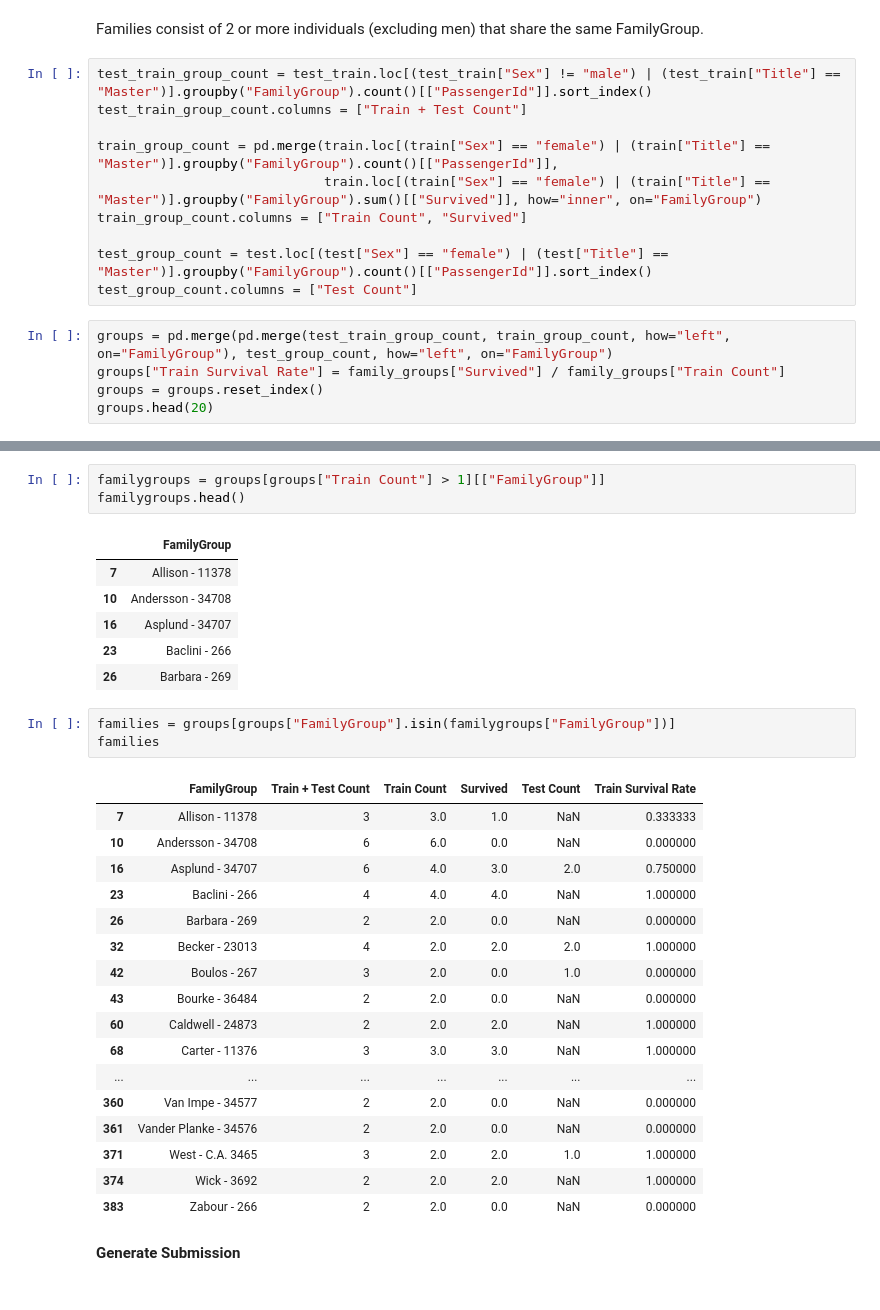
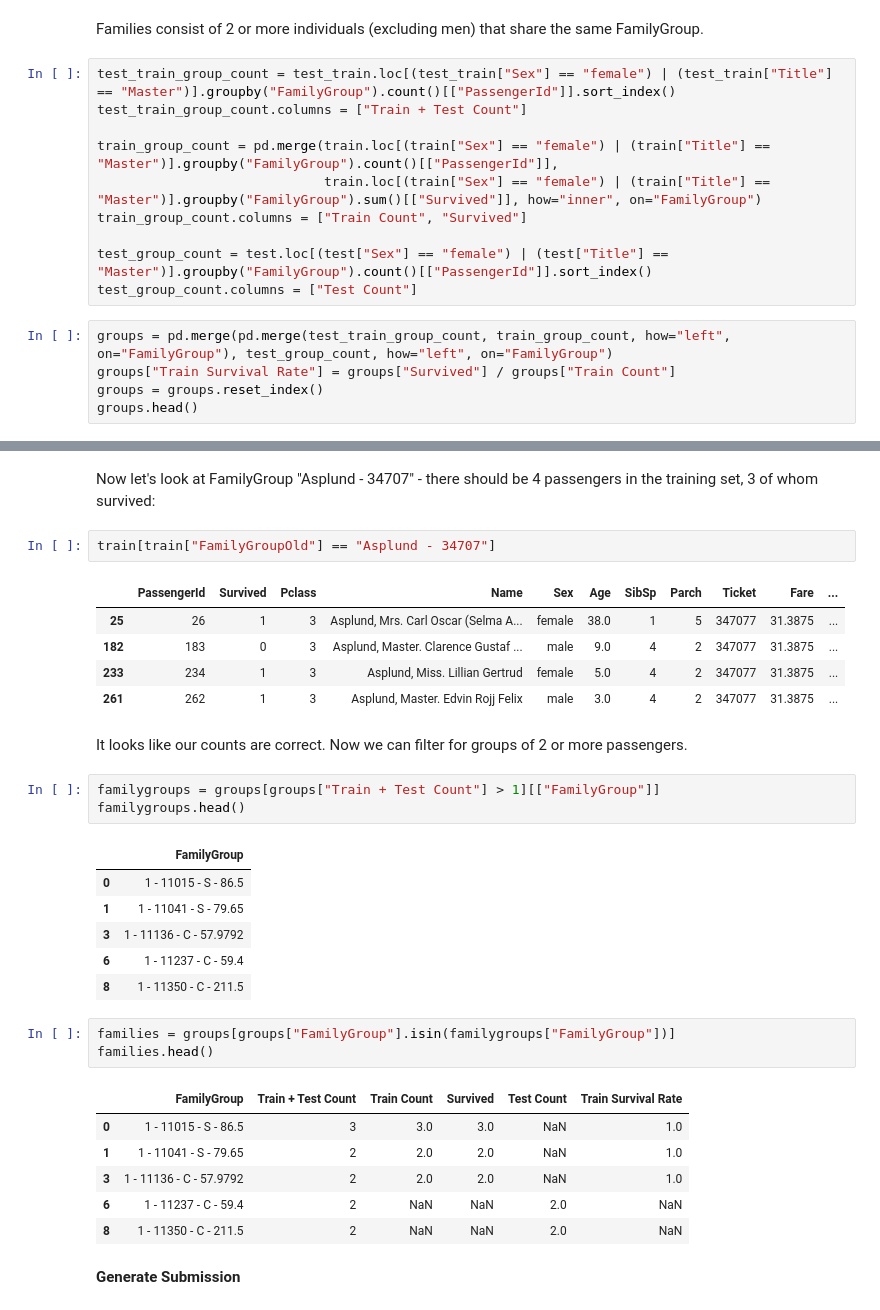
Before and after one commit to amypeniston/data-science-toolbox, a Jupyter notebook: kaggle_competitions/titanic/8_Groups.ipynb, the cells around one changed output, grey strips where cells are left out. Drawn from its saved outputs; the diff is of its cells as text.

```diff
--- a/kaggle_competitions/titanic/8_Groups.ipynb
+++ b/kaggle_competitions/titanic/8_Groups.ipynb
@@ -167,7 +173,7 @@ plt.show()
 # %% [markdown]
 Families consist of 2 or more individuals (excluding men) that share the same FamilyGroup.
 # %%
-test_train_group_count = test_train.loc[(test_train["Sex"] != "male") | (test_train["Title"] == "Master")].groupby("FamilyGroup").count()[["PassengerId"]].sort_index()
+test_train_group_count = test_train.loc[(test_train["Sex"] == "female") | (test_train["Title"] == "Master")].groupby("FamilyGroup").count()[["PassengerId"]].sort_index()
 test_train_group_count.columns = ["Train + Test Count"]
 
 train_group_count = pd.merge(train.loc[(train["Sex"] == "female") | (train["Title"] == "Master")].groupby("FamilyGroup").count()[["PassengerId"]],
@@ -178,8 +184,8 @@ test_group_count = test.loc[(test["Sex"] == "female") | (test["Title"] == "Maste
 test_group_count.columns = ["Test Count"]
 # %%
 groups = pd.merge(pd.merge(test_train_group_count, train_group_count, how="left", on="FamilyGroup"), test_group_count, how="left", on="FamilyGroup")
-groups["Train Survival Rate"] = family_groups["Survived"] / family_groups["Train Count"]
+groups["Train Survival Rate"] = groups["Survived"] / groups["Train Count"]
 groups = groups.reset_index()
-groups.head(20)
+groups.head()
 # %% [output]
 |  | FamilyGroup | Train + Test Count | Train Count | Survived | Test Count | Train Survival Rate |
@@ -209,33 +234,34 @@ train[train["FamilyGroup"] == "Allison - 11378"]
+# %% [markdown]
+Now let's look at FamilyGroup "Asplund - 34707" - there should be 4 passengers in the training set, 3 of whom survived:
+# %%
+train[train["FamilyGroupOld"] == "Asplund - 34707"]
+# %% [output]
+|  | PassengerId | Survived | Pclass | Name | Sex | Age | SibSp | Parch | Ticket | Fare | ... |
+| 25 | 26 | 1 | 3 | Asplund, Mrs. Carl Oscar (Selma A... | female | 38.0 | 1 | 5 | 347077 | 31.3875 | ... |
+| 182 | 183 | 0 | 3 | Asplund, Master. Clarence Gustaf ... | male | 9.0 | 4 | 2 | 347077 | 31.3875 | ... |
+| 233 | 234 | 1 | 3 | Asplund, Miss. Lillian Gertrud | female | 5.0 | 4 | 2 | 347077 | 31.3875 | ... |
+| 261 | 262 | 1 | 3 | Asplund, Master. Edvin Rojj Felix | male | 3.0 | 4 | 2 | 347077 | 31.3875 | ... |
+# %% [markdown]
+It looks like our counts are correct. Now we can filter for groups of 2 or more passengers.
 # %%
-familygroups = groups[groups["Train Count"] > 1][["FamilyGroup"]]
+familygroups = groups[groups["Train + Test Count"] > 1][["FamilyGroup"]]
 familygroups.head()
 # %% [output]
 |  | FamilyGroup |
-| 7 | Allison - 11378 |
-| 10 | Andersson - 34708 |
-| 16 | Asplund - 34707 |
-| 23 | Baclini - 266 |
-| 26 | Barbara - 269 |
+| 0 | 1 - 11015 - S - 86.5 |
+| 1 | 1 - 11041 - S - 79.65 |
+| 3 | 1 - 11136 - C - 57.9792 |
+| 6 | 1 - 11237 - C - 59.4 |
+| 8 | 1 - 11350 - C - 211.5 |
 # %%
 families = groups[groups["FamilyGroup"].isin(familygroups["FamilyGroup"])]
-families
+families.head()
 # %% [output]
 |  | FamilyGroup | Train + Test Count | Train Count | Survived | Test Count | Train Survival Rate |
-| 7 | Allison - 11378 | 3 | 3.0 | 1.0 | NaN | 0.333333 |
-| 10 | Andersson - 34708 | 6 | 6.0 | 0.0 | NaN | 0.000000 |
-| 16 | Asplund - 34707 | 6 | 4.0 | 3.0 | 2.0 | 0.750000 |
-| 23 | Baclini - 266 | 4 | 4.0 | 4.0 | NaN | 1.000000 |
-| 26 | Barbara - 269 | 2 | 2.0 | 0.0 | NaN | 0.000000 |
-| 32 | Becker - 23013 | 4 | 2.0 | 2.0 | 2.0 | 1.000000 |
-| 42 | Boulos - 267 | 3 | 2.0 | 0.0 | 1.0 | 0.000000 |
-| 43 | Bourke - 36484 | 2 | 2.0 | 0.0 | NaN | 0.000000 |
-| 60 | Caldwell - 24873 | 2 | 2.0 | 2.0 | NaN | 1.000000 |
-| 68 | Carter - 11376 | 3 | 3.0 | 3.0 | NaN | 1.000000 |
-| ... | ... | ... | ... | ... | ... | ... |
-| 360 | Van Impe - 34577 | 2 | 2.0 | 0.0 | NaN | 0.000000 |
-| 361 | Vander Planke - 34576 | 2 | 2.0 | 0.0 | NaN | 0.000000 |
-| 371 | West - C.A. 3465 | 3 | 2.0 | 2.0 | 1.0 | 1.000000 |
-| 374 | Wick - 3692 | 2 | 2.0 | 2.0 | NaN | 1.000000 |
-| 383 | Zabour - 266 | 2 | 2.0 | 0.0 | NaN | 0.000000 |
+| 0 | 1 - 11015 - S - 86.5 | 3 | 3.0 | 3.0 | NaN | 1.0 |
+| 1 | 1 - 11041 - S - 79.65 | 2 | 2.0 | 2.0 | NaN | 1.0 |
+| 3 | 1 - 11136 - C - 57.9792 | 2 | 2.0 | 2.0 | NaN | 1.0 |
+| 6 | 1 - 11237 - C - 59.4 | 2 | NaN | NaN | 2.0 | NaN |
+| 8 | 1 - 11350 - C - 211.5 | 2 | NaN | NaN | 2.0 | NaN |
 # %% [markdown]
 **Generate Submission**
```
Also changed, not shown: parts of 42 cells of this notebook, 4 other files.
